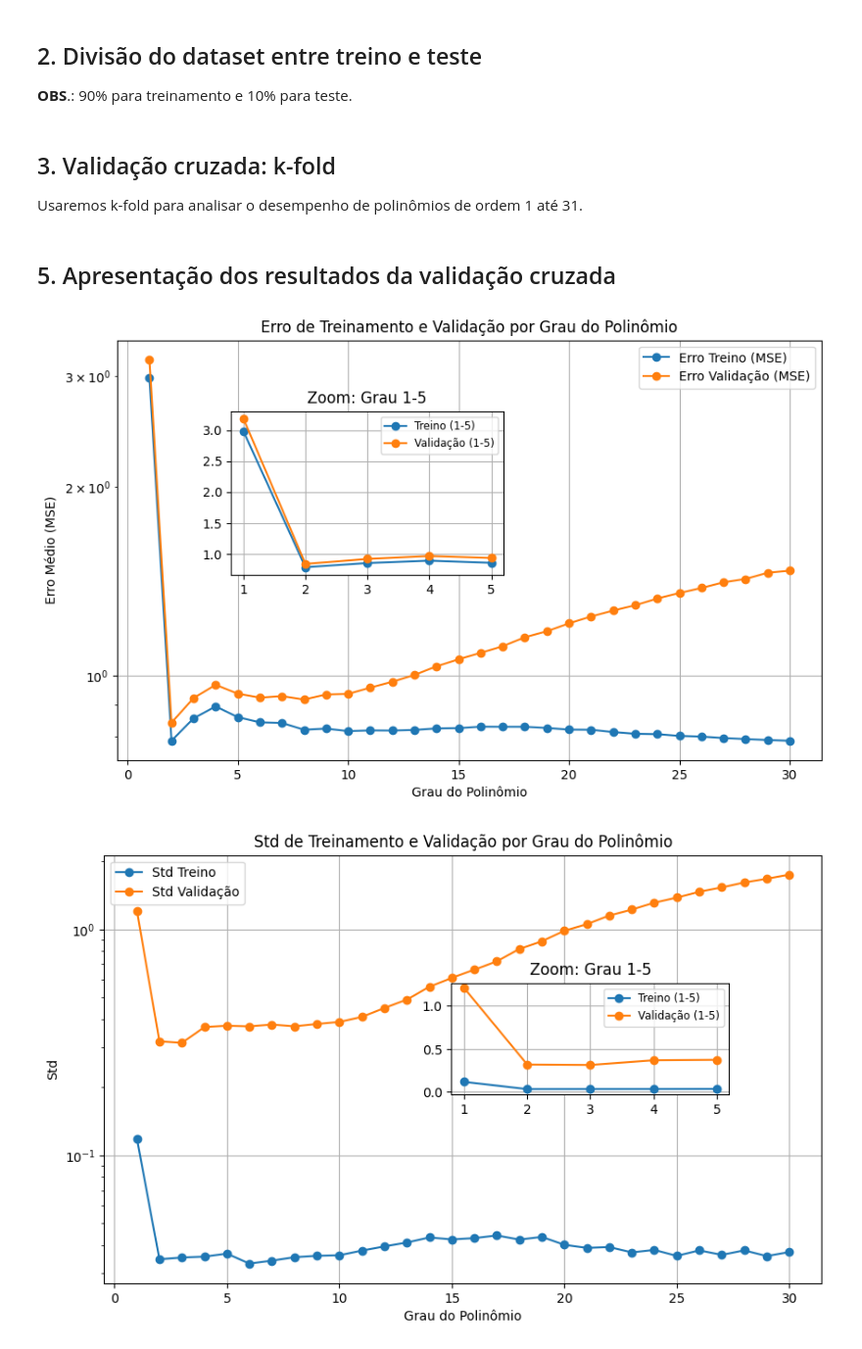
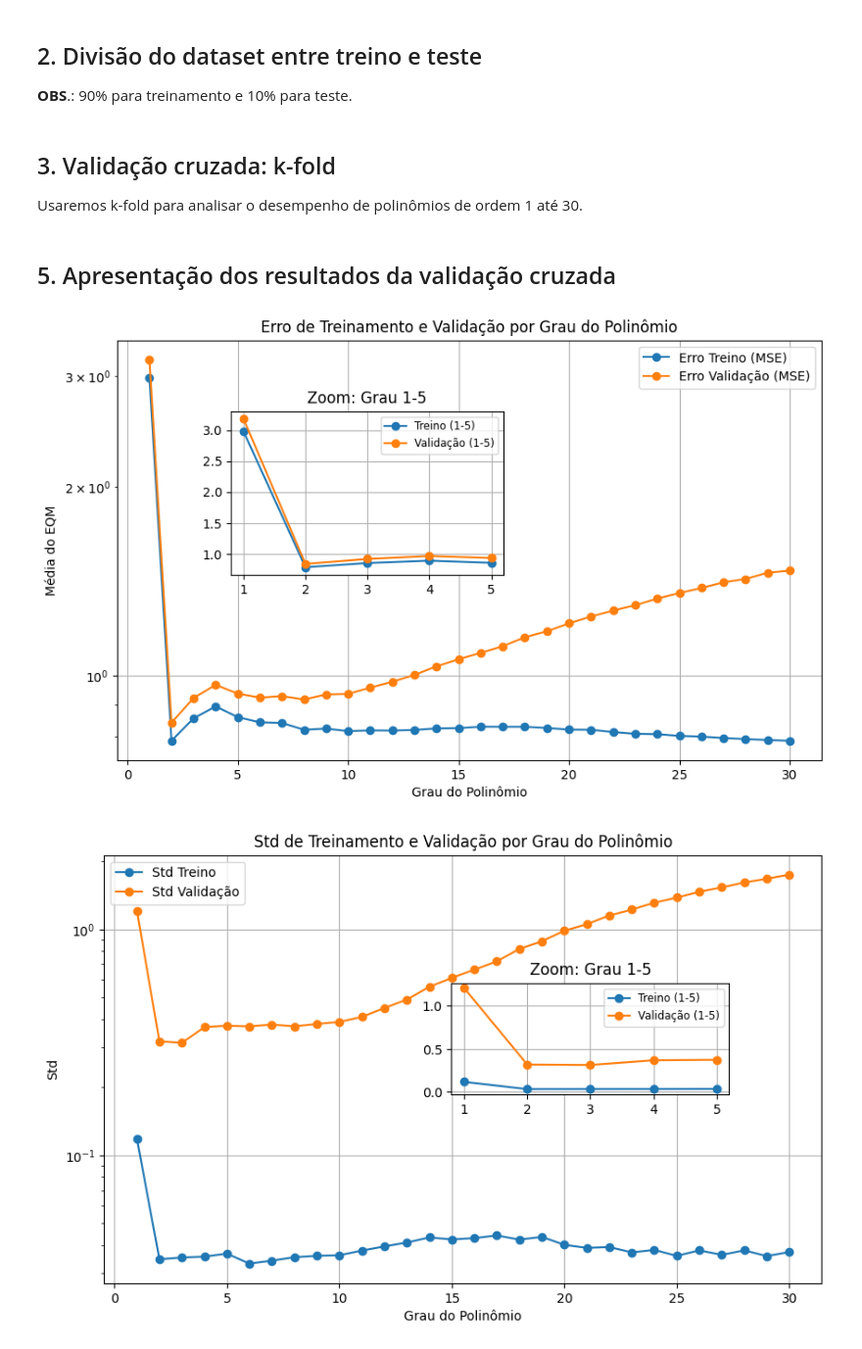
Before and after one commit to zz4fap/c24_inteligencia_artificial, a Jupyter notebook: notebooks/regressão.ipynb, the cells around one changed output. Shown at 98% size. Cells and saved outputs as stored; diff of their text form; code cells hidden in the pictures.

```diff
--- a/notebooks/regressão.ipynb
+++ b/notebooks/regressão.ipynb
@@ -55,7 +59,7 @@ X_train_full, X_test, y_train_full, y_test = train_test_split(X, y_noisy.flatten
 # %% [markdown]
 ## 3. Validação cruzada: k-fold
 
-Usaremos k-fold para analisar o desempenho de polinômios de ordem 1 até 31.
+Usaremos k-fold para analisar o desempenho de polinômios de ordem 1 até 30.
 # %%
 # Ordem de polinômios de 1 a 30.
 degrees = list(range(1, 31))
@@ -116,35 +121,35 @@ for deg in degrees:
 fig, ax_main = plt.subplots(figsize=(10, 6))
 
 # gráfico principal (1 a 30)
 ax_main.plot(degrees, train_errors, label='Erro Treino (MSE)', marker='o')
 ax_main.plot(degrees, val_errors, label='Erro Validação (MSE)', marker='o')
 ax_main.set_yscale('log')
 ax_main.set_xlabel('Grau do Polinômio')
-ax_main.set_ylabel('Erro Médio (MSE)')
+ax_main.set_ylabel('Média do EQM')
 ax_main.set_title('Erro de Treinamento e Validação por Grau do Polinômio')
 ax_main.legend()
 ax_main.grid(True)
 
 # inset para ordens 1 a 5
 left, bottom, width, height = [0.25, 0.45, 0.3, 0.3]  # posição na figura (relativo)
 ax_inset = fig.add_axes([left, bottom, width, height])
 
 # selecionar apenas indices 1 a 5
 idx_small = [i for i, deg in enumerate(degrees) if deg <= 5]
 small_deg = [degrees[i] for i in idx_small]
 small_train_err = [train_errors[i] for i in idx_small]
 small_val_err = [val_errors[i] for i in idx_small]
 
 ax_inset.plot(small_deg, small_train_err, label='Treino (1-5)', marker='o')
 ax_inset.plot(small_deg, small_val_err, label='Validação (1-5)', marker='o')
 ax_inset.set_title('Zoom: Grau 1-5')
 ax_inset.set_xticks(small_deg)
 ax_inset.grid(True)
 ax_inset.legend(fontsize='small')
 
 plt.show()
 # %% [output]
-[figure, old version]
+[figure, new version]
 # %%
 # Plot do erro vs grau do polinômio
 fig, ax_main = plt.subplots(figsize=(10, 6))
```
Also changed, not shown: parts of 3 cells of this notebook, 1 other file.
